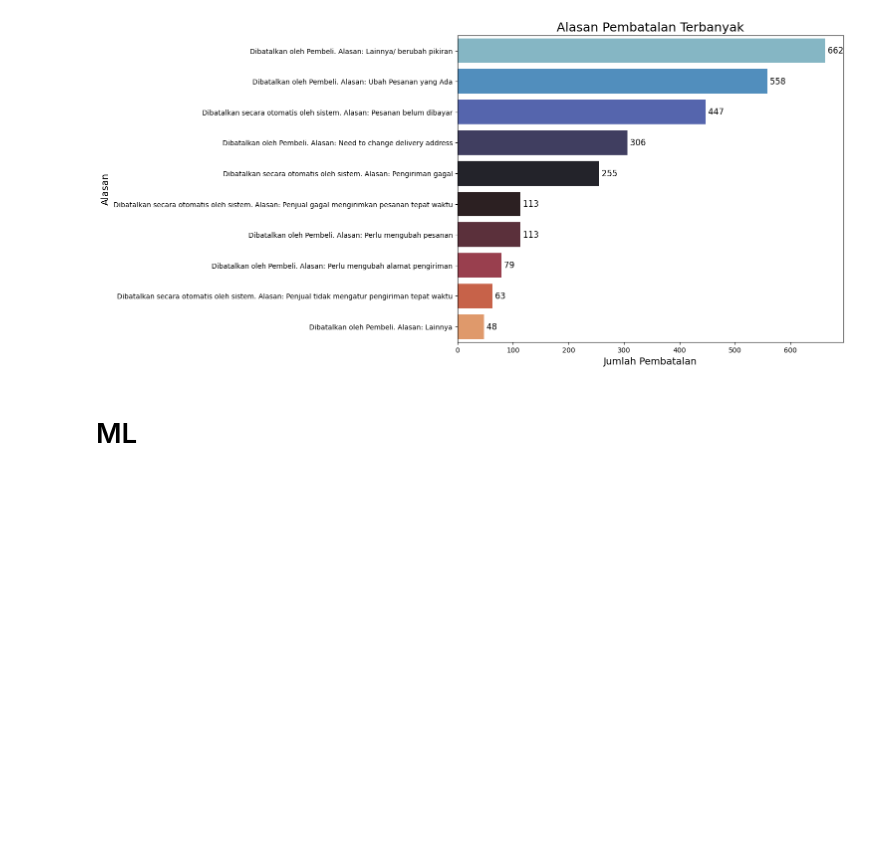
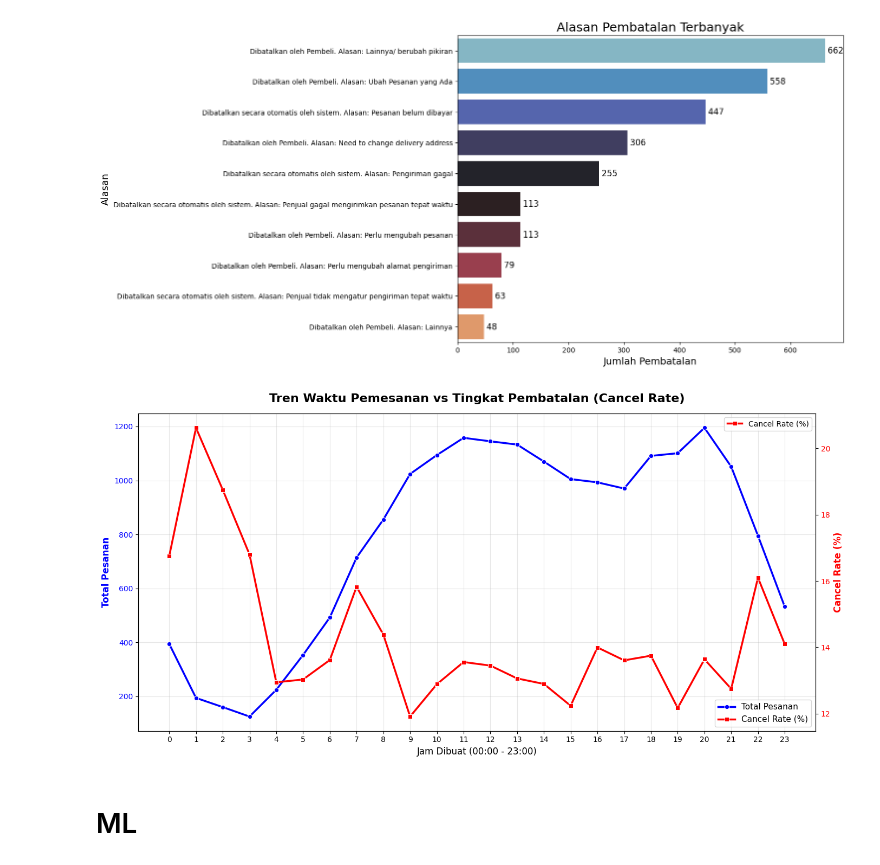
Before and after one commit to evanaryaputra/E-Commerce-Customer-Analysis, a Jupyter notebook: market.ipynb, the cells around one changed output. Drawn from its saved outputs; the diff is of its cells as text; code cells hidden in the pictures; blank space fills up the shorter version.

```diff
--- a/market.ipynb
+++ b/market.ipynb
@@ -200,6 +200,55 @@ plt.ylabel('Alasan', fontsize= 14)
 plt.show()
 # %% [output]
 [figure]
+# %%
+
+
+# Agregasi data berdasarkan jam
+hourly_stats = df.groupby('hour').agg(
+    total_orders=('order_id', 'count'),       # Menghitung total pesanan
+    cancelled_orders=('is_cancelled', 'sum')  # Menghitung pesanan yang batal
+).reset_index()
+
+#Hitung Cancel Rate (Persentase)
+hourly_stats['cancel_rate'] = (hourly_stats['cancelled_orders'] / hourly_stats['total_orders']) * 100
+
+#Visualisasi
+fig, ax1 = plt.subplots(figsize=(14, 7))
+
+# Plot pertama: Total Pesanan (Sumbu Y kiri)
+sns.lineplot(
+    data=hourly_stats, x='hour', y='total_orders',
+    marker='o', color='blue', linewidth=2.5, ax=ax1, label='Total Pesanan'
+)
+ax1.set_xlabel('Jam Dibuat (00:00 - 23:00)', fontsize=12)
+ax1.set_ylabel('Total Pesanan', fontsize=12, color='blue', fontweight='bold')
+ax1.tick_params(axis='y', labelcolor='blue')
+ax1.set_xticks(range(0, 24)) # Memastikan sumbu X menampilkan jam 0-23
+ax1.grid(True, alpha=0.3)
+
+# Membuat sumbu Y kedua
+ax2 = ax1.twinx()
+
+# Plot kedua: Cancel Rate (Sumbu Y kanan)
+sns.lineplot(
+    data=hourly_stats, x='hour', y='cancel_rate',
+    marker='s', color='red', linewidth=2.5, ax=ax2, label='Cancel Rate (%)'
+)
+ax2.set_ylabel('Cancel Rate (%)', fontsize=12, color='red', fontweight='bold')
+ax2.tick_params(axis='y', labelcolor='red')
+
+# Menyatukan legend dari kedua sumbu agar rapi
+lines_1, labels_1 = ax1.get_legend_handles_labels()
+lines_2, labels_2 = ax2.get_legend_handles_labels()
+ax1.legend(lines_1 + lines_2, labels_1 + labels_2, loc='lower right', fontsize=11)
+
+# Judul Plot
+plt.title('Tren Waktu Pemesanan vs Tingkat Pembatalan (Cancel Rate)', fontsize=16, fontweight='bold', pad=15)
+
+plt.tight_layout()
+plt.show()
+# %% [output]
+[figure, added]
 # %% [markdown]
 # ML
 # %%
```
Also changed, not shown: parts of 2 cells of this notebook, 6 other files.
